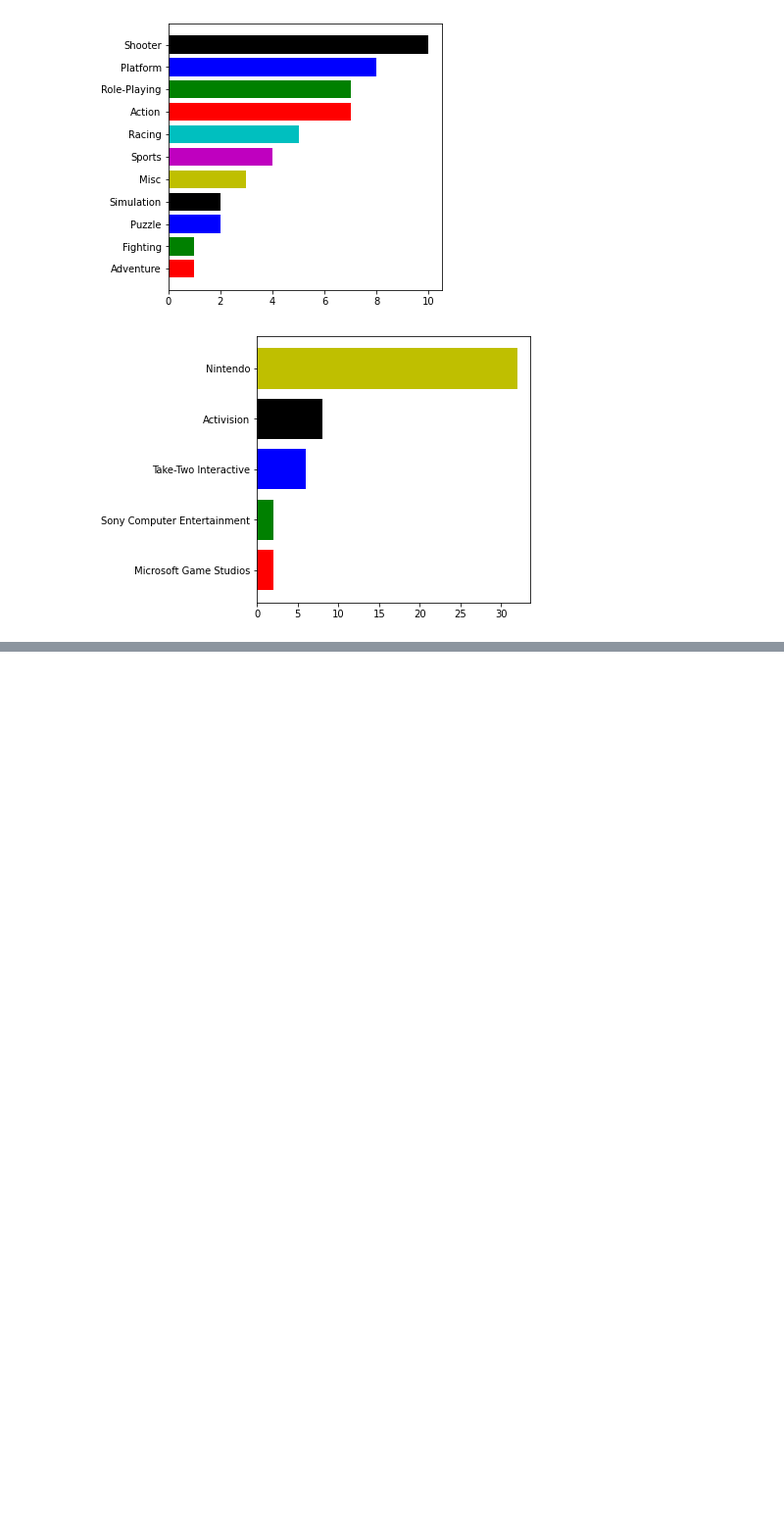
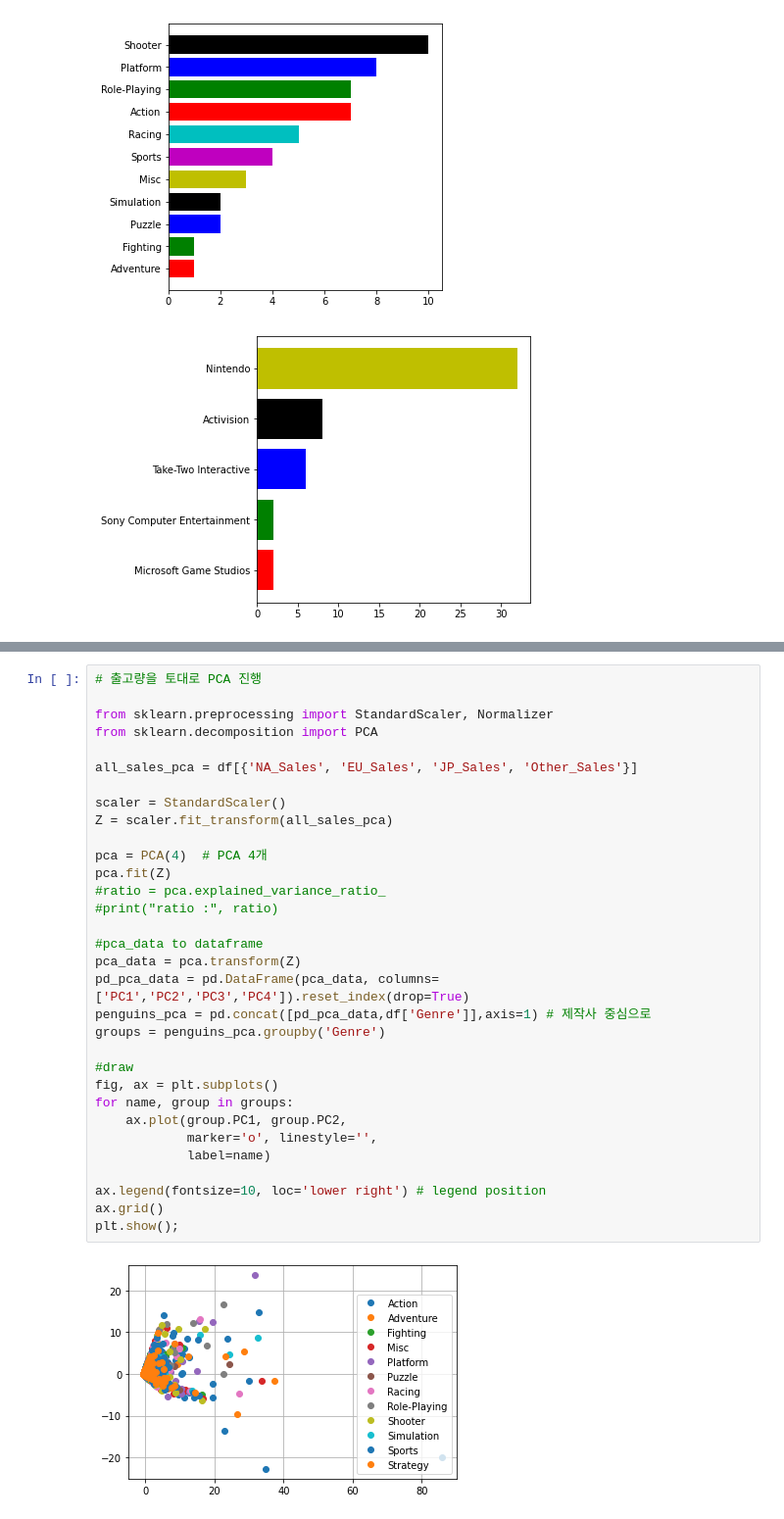
Before and after one commit to Markers/SC1_Project, a Jupyter notebook: Src/SC1_project.ipynb, the cells around one changed output, grey strips where cells are left out. Shown: that part at 98% size. Saved outputs shown, nothing was run; the diff lists cells and outputs as text; blank space fills up the shorter version.

```diff
--- a/Src/SC1_project.ipynb
+++ b/Src/SC1_project.ipynb
@@ -296,0 +330,34 @@ high_draw(high_publisher)
+# %%
+# 출고량을 토대로 PCA 진행
+
+from sklearn.preprocessing import StandardScaler, Normalizer
+from sklearn.decomposition import PCA
+
+all_sales_pca = df[{'NA_Sales', 'EU_Sales', 'JP_Sales', 'Other_Sales'}]
+
+scaler = StandardScaler()
+Z = scaler.fit_transform(all_sales_pca)
+
+pca = PCA(4)  # PCA 4개
+pca.fit(Z)
+#ratio = pca.explained_variance_ratio_
+#print("ratio :", ratio)
+
+#pca_data to dataframe
+pca_data = pca.transform(Z)
+pd_pca_data = pd.DataFrame(pca_data, columns=['PC1','PC2','PC3','PC4']).reset_index(drop=True)
+penguins_pca = pd.concat([pd_pca_data,df['Genre']],axis=1) # 제작사 중심으로
+groups = penguins_pca.groupby('Genre')
+
+#draw
+fig, ax = plt.subplots()
+for name, group in groups:
+    ax.plot(group.PC1, group.PC2,
+            marker='o', linestyle='',
+            label=name)
+
+ax.legend(fontsize=10, loc='lower right') # legend position
+ax.grid()
+plt.show();
+# %% [output]
+[figure, added]
```
Also changed, not shown: parts of 2 cells of this notebook.
